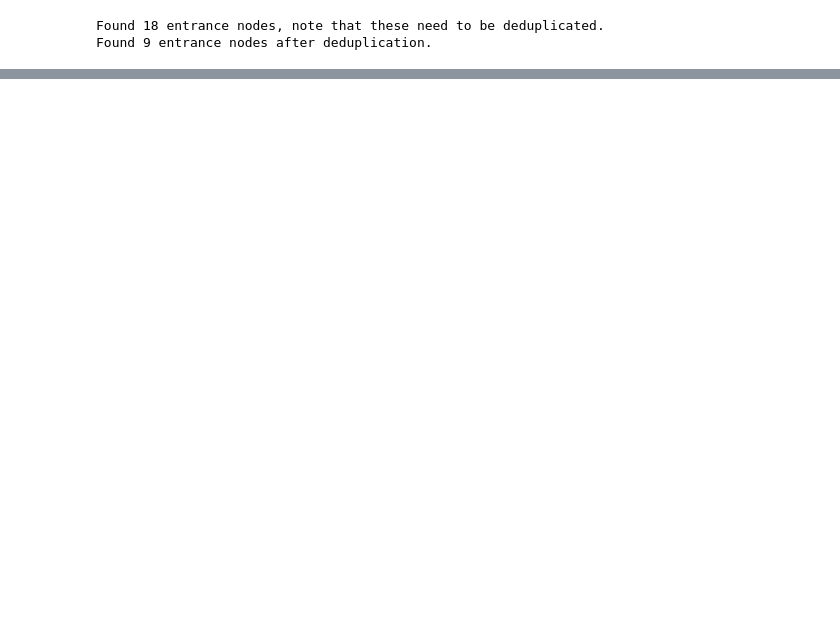
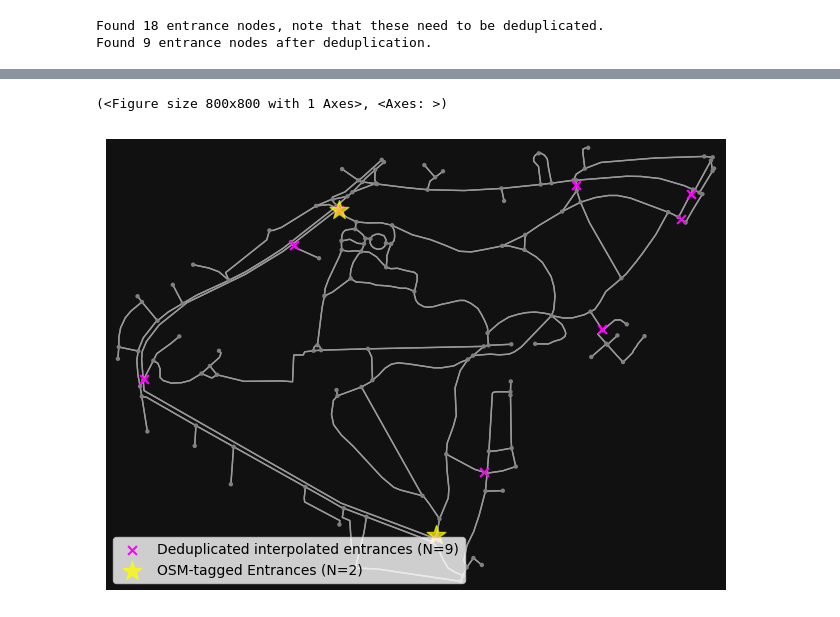
Before and after one commit to Safer-Parks/Reproducible_analysis_development, a Jupyter notebook: notes_and_experiments/park_entrance_calculation_2.ipynb, the cells around one changed output, grey strips where cells are left out. Cells and saved outputs as stored; diff of their text form; code cells hidden in the pictures; blank space fills up the shorter version.

```diff
--- a/notes_and_experiments/park_entrance_calculation_2.ipynb
+++ b/notes_and_experiments/park_entrance_calculation_2.ipynb
@@ -58,0 +74,5 @@ Found 9 entrance nodes after deduplication.
+# %%
+sp.entrances.plot(Graph, interp_points=interpolated_entrances, tagged_points=tagged_entrances)
+# %% [output]
+(<Figure size 800x800 with 1 Axes>, <Axes: >)
+[figure, added]
```
Also changed, not shown: parts of 6 cells of this notebook, 2 other files.
